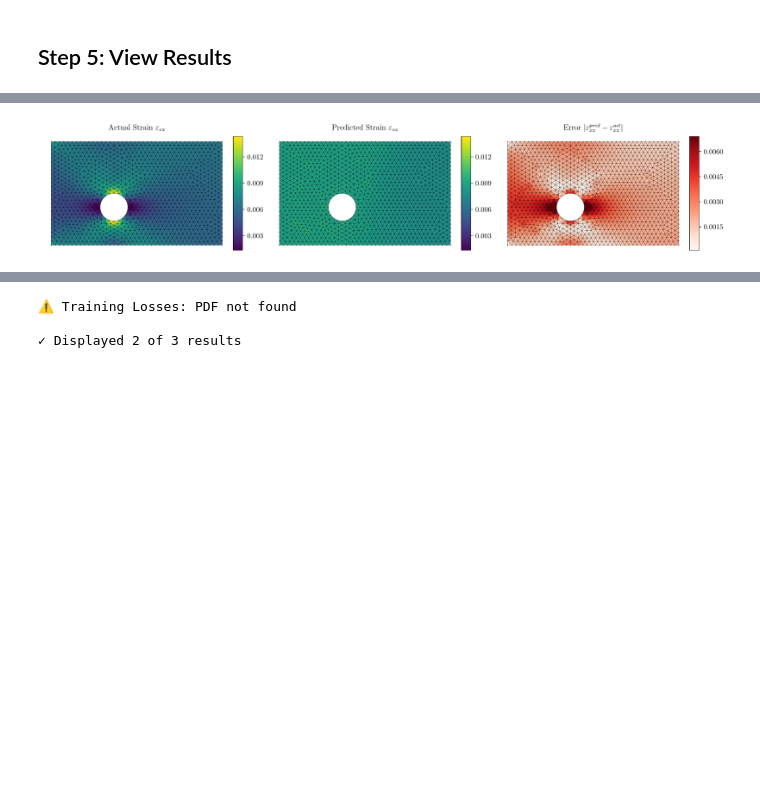
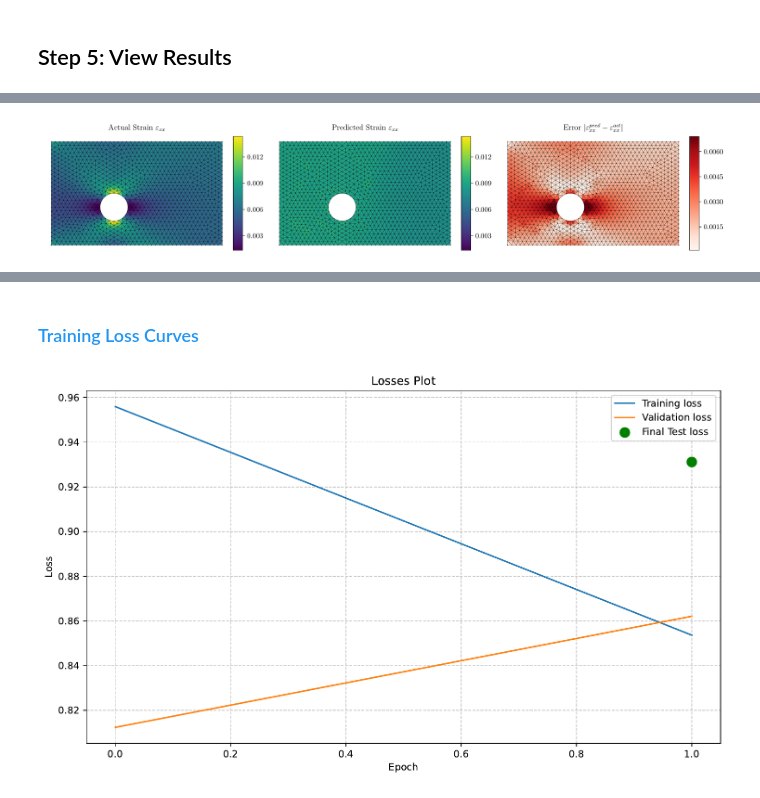
Before and after one commit to EngLPat/local-global-graph-transformer, a Jupyter notebook: notebooks/02_linear_demo.ipynb, the cells around one changed output, grey strips where cells are left out. Cells and saved outputs as stored; diff of their text form; code cells hidden in the pictures; blank space fills up the shorter version.

```diff
--- a/notebooks/02_linear_demo.ipynb
+++ b/notebooks/02_linear_demo.ipynb
@@ -207,68 +207,45 @@ TESTING COMPLETE!
 # %% [markdown]
 ## Step 5: View Results
 # %%
-# Display test results as images
+# Display test results
 from pathlib import Path
 from IPython.display import display, Image, HTML
 import subprocess
 
-# Update with your training run timestamp
 training_run = "results/linear/training_linear_20260109_133643"
 
-# Define all PDFs to display
-pdfs_to_display = [
-    ("Test Sample Results", Path(training_run) / "test_results/test_sample_16_results_data/test_sample_16_results.pdf"),
-    ("Regression Plot", Path(training_run) / "test_results/test_sample_16_results_data/test_sample_16_results_regression.pdf"),
-    ("Training Losses", list(Path(training_run).glob("Losses_*.pdf"))[0] if list(Path(training_run).glob("Losses_*.pdf")) else None)
+# Find training losses PDF
+losses_dir = Path(training_run) / "training_results"
+losses_pdf = list(losses_dir.glob("Losses_*.pdf"))[0] if losses_dir.exists() and list(losses_dir.glob("Losses_*.pdf")) else None
+
+pdfs = [
+    ("Strain Field Prediction",
+     Path(training_run) / "test_results/test_sample_16_results_data/test_sample_16_results.pdf",
+     800),
+    ("Regression Analysis",
+     Path(training_run) / "test_results/test_sample_16_results_data/test_sample_16_results_regression.pdf",
+     450),
+    ("Training Loss Curves", losses_pdf, 800)
 ]
 
-def convert_and_display_pdf(pdf_path, title):
-    """Convert PDF to PNG and display inline."""
+def show_pdf(pdf_path, title, width):
     if pdf_path is None or not pdf_path.exists():
-        print(f"⚠️ {title}: PDF not found")
         return False
 
     png_path = pdf_path.with_suffix('.png')
+    result = subprocess.run(
+        ['pdftoppm', '-png', '-singlefile', '-r', '150', str(pdf_path), str(png_path.with_suffix(''))],
+        capture_output=True, text=True
+    )
 
-    try:
-        # Use pdftoppm to convert PDF to PNG
-        result = subprocess.run(
-            ['pdftoppm', '-png', '-singlefile', '-r', '150', str(pdf_path), str(png_path.with_suffix(''))],
-            capture_output=True,
-            text=True
-        )
+    if result.returncode == 0 and png_path.exists():
+        display(HTML(f"<h3 style='margin: 30px 0 10px 0; color: #2196F3;'>{title}</h3>"))
+        display(Image(filename=str(png_path), width=width))
+        return True
+    return False
 
-        if result.returncode == 0 and png_path.exists():
-            display(HTML(f"<h3 style='margin-top: 20px; color: #2196F3;'>{title}</h3>"))
-            display(Image(filename=str(png_path), width=900))
-            return True
-        else:
-            # Fallback: try using pdf2image
-            try:
-                from pdf2image import convert_from_path
-                images = convert_from_path(str(pdf_path), dpi=150, first_page=1, last_page=1)
-                images[0].save(str(png_path), 'PNG')
-                display(HTML(f"<h3 style='margin-top: 20px; color: #2196F3;'>{title}</h3>"))
-                display(Image(filename=str(png_path), width=900))
-                return True
-            except ImportError:
-                print(f"⚠️ {title}: PDF conversion tools not available")
-                print(f"    Location: {pdf_path}")
-                return False
-    except Exception as e:
-        print(f"⚠️ {title}: Could not convert - {e}")
-        return False
+display(HTML("<h2 style='color: #4CAF50;'>Test Results & Training Metrics</h2>"))
 
-# Display all PDFs
-display(HTML("<h2 style='color: #4CAF50;'>📊 Test Results & Training Metrics</h2>"))
-displayed_count = 0
-for title, pdf_path in pdfs_to_display:
-    if convert_and_display_pdf(pdf_path, title):
-        displayed_count += 1
-
-if displayed_count == 0:
-    print("\n⚠️ No PDFs found. Run Step 4 (testing) first to generate results.")
-    print(f"Expected location: {training_run}")
-else:
-    print(f"\n✓ Displayed {displayed_count} of {len(pdfs_to_display)} results")
+for title, path, width in pdfs:
+    show_pdf(path, title, width)
 # %% [output]
@@ -279,4 +256,3 @@ Regression Plot
 [figure]
-⚠️ Training Losses: PDF not found
-
-✓ Displayed 2 of 3 results
+Training Loss Curves
+[figure, added]
```
Also changed, not shown: parts of 1 cell of this notebook, 3 other files.
